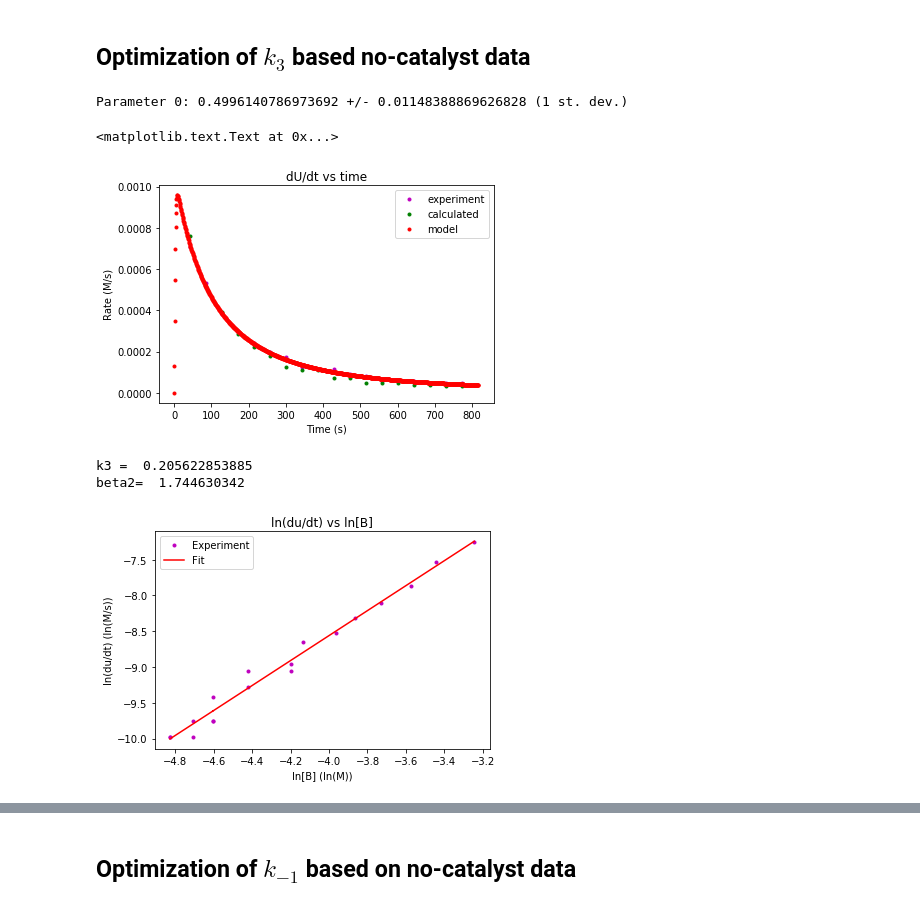
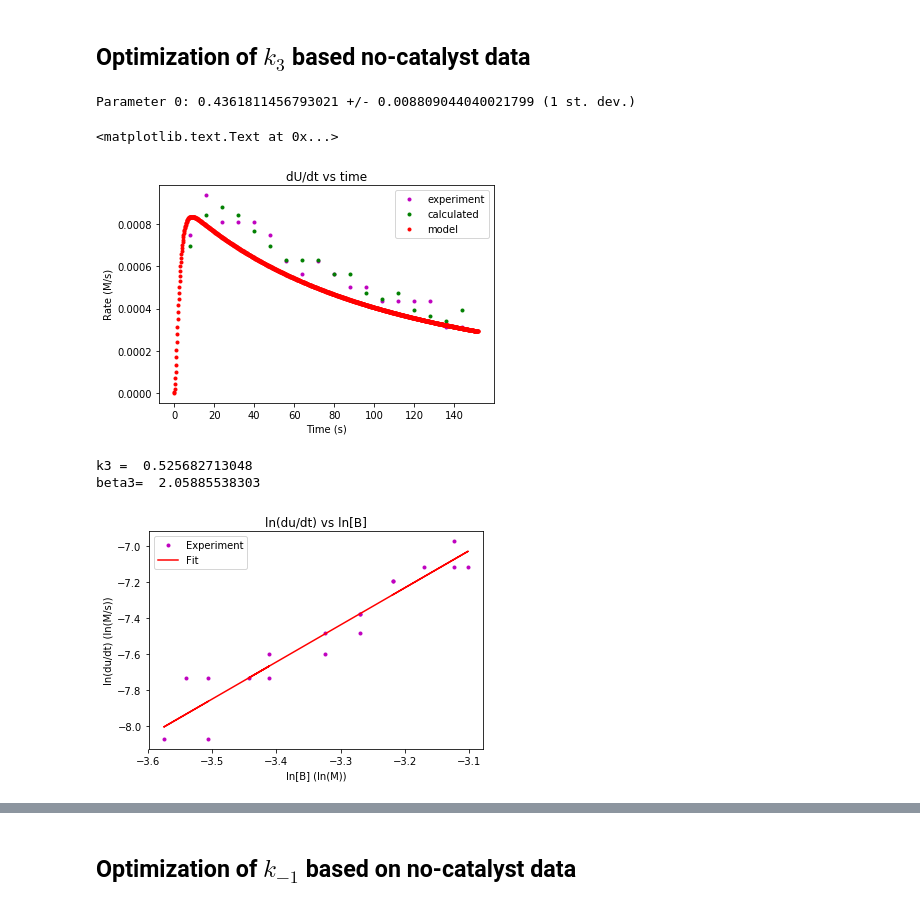
Before and after one commit to ayisakov/kinetics-project, a Jupyter notebook: validator.ipynb, the cells around one changed output, grey strips where cells are left out. Drawn from its saved outputs; the diff is of its cells as text; code cells hidden in the pictures.

```diff
--- a/validator.ipynb
+++ b/validator.ipynb
@@ -68,24 +66,24 @@ $$r_B = -r_A - r_U$$
 
 ## Use the cell below to enter a rate law. Define all necessary constants
 # %%
-def dadt(cA, cB, alpha1, beta1, k1, k_1):
-    return k_1 * cB**beta1 - k1 * cA**alpha1
+def dadt(cA, cB, alpha, beta1, k1, k_1):
+    return k_1 * cB**beta1 - k1 * cA**alpha
 
-def dudt(cB, beta2, k3):
-    return k3 * cB**beta2
+def dudt(cB, beta3, k3):
+    return k3 * cB**beta3
 
-def dddt(cA, cC, alpha2, gamma, k2):
-    return k2 * cA**alpha2 * cC**gamma
+def dddt(cB, cC, beta2, gamma, k2):
+    return k2 * cB**beta2 * cC**gamma
 
 def rates(parms, time):
     """
     Returns the RHS of the system of ODEs
     """
     C_A, C_B, C_D, C_U, C_C = parms
-    rateD = dddt(C_A, C_C, alpha2, gamma, k2)
-    rateU = dudt(C_B, beta2, k3)
-    rateA = dadt(C_A, C_B, alpha1, beta1, k1, k_1)
-    rateB = -1 * rateA - rateU
+    rateD = dddt(C_B, C_C, beta2, gamma, k2)
+    rateU = dudt(C_B, beta3, k3)
+    rateA = dadt(C_A, C_B, alpha, beta1, k1, k_1)
+    rateB = -1 * rateA - rateD - rateU
     rateC = 0. # no catalyst depletion
     return (rateA, rateB, rateD, rateU, rateC)
 
@@ -104,7 +102,7 @@ def concentrations(times, cA0, cC0, T, params):
     """
 
     try:
-        alpha1, alpha2, beta1, beta2, gamma, k1, k_1, k2, k3 = params
+        alpha, beta1, beta2, beta3, gamma, k1, k_1, k2, k3 = params
     except:
         print("Params should contain at least 9 parameters!")
         return -1, -1, -1, -1,
@@ -121,18 +119,18 @@ def concentrations(times, cA0, cC0, T, params):
 ## Integrate
 Use the cell below to carry out the integration
 # %%
-alpha1 = 1.
-alpha2 = 1.
+alpha = 1.
 beta1 = 1.
-beta2 = 2.
-gamma = 1.
+beta2 = 1
+beta3 = 2.
+gamma = 2.
 k1 = 0.12
 k_1 = k1 / 0.308 # from equilibrium relationship
-k2 = 0.015
+k2 = 1.
 k3 = 0.50
 times = np.linspace(0, t_prefinal, 1000)
 A, D, U, B = concentrations(times, init.A, init.C, init.T,
-                                (alpha1, alpha2, beta1, beta2, gamma, k1, k_1, k2, k3))
+                                (alpha, beta1, beta2, beta3, gamma, k1, k_1, k2, k3))
 # %%
 times_concat = np.linspace(0, t_final_concat, 1000)
 A_concat, D_concat, U_concat, B_concat = concentrations(times_concat,
@@ -265,9 +245,9 @@ def report(optimal_parameters, covariance):
 x_data = exp_missing_a[1:-1]
 y_data = exp_ru
 
-beta2_trial = 2.
+beta3_trial = 2.
 def dudt_partial(cB, k3_opt):
-    return dudt(cB, beta2_trial, k3_opt)
+    return dudt(cB, beta3_trial, k3_opt)
 
 popt, pcov = curve_fit(dudt_partial, x_data, y_data)
 
@@ -276,42 +256,42 @@ parameter_errors = np.sqrt(np.diag(pcov))
 
 report(popt, pcov)
 # %% [output]
-Parameter 0: 0.4996140786973692 +/- 0.01148388869626828 (1 st. dev.)
+Parameter 0: 0.4361811456793021 +/- 0.008809044040021799 (1 st. dev.)
 # %%
-calc_ru_sparse = dudt(x_data, beta2_trial, popt[0])
-calc_ru = dudt(B, beta2_trial, popt[0])
+calc_ru_sparse = dudt(x_data, beta3_trial, popt[0])
+calc_ru = dudt(B, beta3_trial, popt[0])
 
 # Plot of du/dt obtained from experimental data and calculated du/dt versus time
 #plt.plot(exp_t[1:-1], exp_ru, 'm.',
 #        exp_t[1:-1], calc_ru, 'r.')
 plt.plot(exp_t[1:-1], exp_ru, 'm.', label='experiment')
 plt.plot(exp_t[1:-1], calc_ru_sparse, 'g.', label='calculated')
 plt.plot(times, calc_ru, 'r.', label='model')
 plt.legend()
 plt.title('dU/dt vs time')
 plt.xlabel('Time (s)')
 plt.ylabel('Rate (M/s)')
 # %% [output]
 <matplotlib.text.Text at 0x...>
-[figure, old version]
+[figure, new version]
 # %%
 # Plot of ln(du/dt) vs ln([B]) for experimental and calculated data
 #plt.plot(np.log(exp_missing_a[1:-1]), np.log(exp_ru), 'm.',
 #        np.log(B), np.log(calc_ru), 'r.')
 lnB = np.log(exp_missing_a[1:-1])
 lnru_exp = np.log(exp_ru)
-beta2_fit, lnk3_fit, r_val, p_val, std_err = linregress(lnB, lnru_exp)
+beta3_fit, lnk3_fit, r_val, p_val, std_err = linregress(lnB, lnru_exp)
 plt.plot(lnB, lnru_exp, 'm.', label='Experiment')
-plt.plot(lnB, lnk3_fit + beta2_fit * lnB, 'r-', label='Fit')
+plt.plot(lnB, lnk3_fit + beta3_fit * lnB, 'r-', label='Fit')
 plt.legend()
 plt.title('ln(du/dt) vs ln[B]')
 plt.xlabel('ln[B] (ln(M))')
 plt.ylabel('ln(du/dt) (ln(M/s))')
-print('k3 = ', np.exp(lnk3_fit), '\nbeta2= ', beta2_fit)
+print('k3 = ', np.exp(lnk3_fit), '\nbeta3= ', beta3_fit)
 # %% [output]
-k3 =  0.205622853885
-beta2=  1.744630342
+k3 =  0.525682713048
+beta3=  2.05885538303
-[figure, old version]
+[figure, new version]
 # %%
 # rB vs time
 plt.plot(exp_t[1:-1], exp_r_missing_a, 'k^', label='rB')
```
Also changed, not shown: parts of 17 cells of this notebook, 2 other files.
